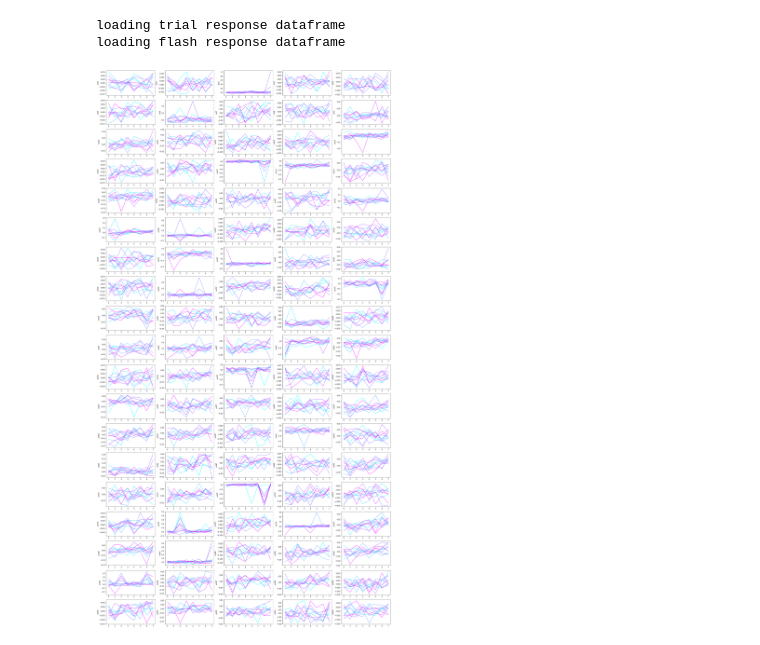
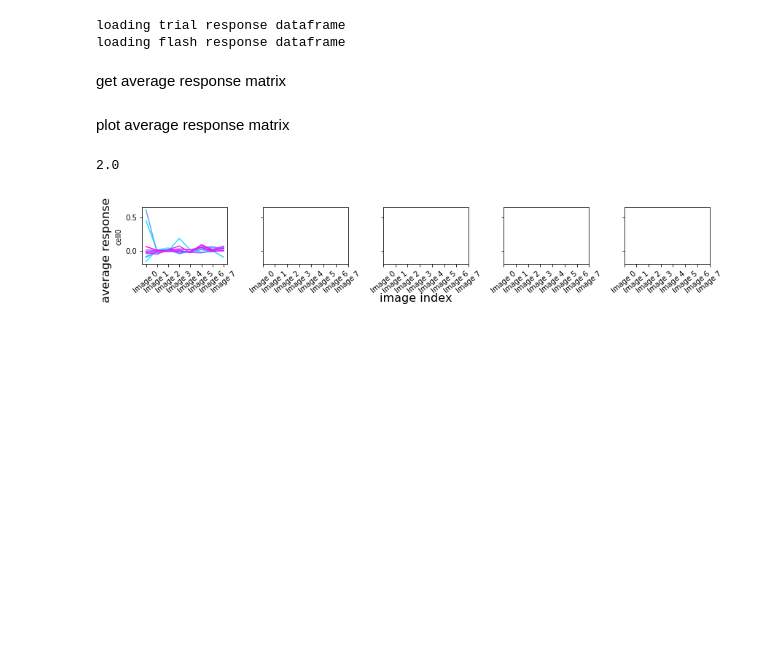
Before and after one commit to hanshuting/swdb_2018_tools, a Jupyter notebook: theory_project/tuning_curve_analysis.ipynb, the cells around one changed output. Saved outputs shown, nothing was run; the diff lists cells and outputs as text; code cells hidden in the pictures; blank space fills up the shorter version.

Commit message:
fixed wrong number of subplots due to integer division

```diff
--- a/theory_project/tuning_curve_analysis.ipynb
+++ b/theory_project/tuning_curve_analysis.ipynb
@@ -22,3 +26,10 @@ from __future__ import print_function
 drive_path = '/data/dynamic-brain-workshop/visual_behavior'
 manifest_file = 'visual_behavior_data_manifest.csv'
 manifest = pd.read_csv(os.path.join(drive_path,manifest_file))
+# %%
+# find experiment ids
+targeted_structure = 'VISal'
+# cre_line = 'Slc17a7-IRES2-Cre'
+cre_line = 'Vip-IRES-Cre'
+session_type = 'behavior_session_A'
+manifest[(manifest['targeted_structure']==targeted_structure) & (manifest['cre_line']==cre_line) & (manifest['session_type']==session_type)]
@@ -25,5 +43,5 @@ manifest = pd.read_csv(os.path.join(drive_path,manifest_file))
 # %%
-experiment_id = 670396087
+experiment_id = 700914412
 experiment_container_id = manifest[manifest.experiment_id==experiment_id].experiment_container_id.values[0]
 
 dataset= VisualBehaviorOphysDataset(experiment_id, cache_dir=drive_path)
@@ -55,9 +72,11 @@ ophys_ts = dataset.get_timestamps_ophys()
 # dff traces
 _, dff = dataset.get_dff_traces()
 num_cell = dff.shape[0]
+# %% [markdown]
+get average response matrix
 # %%
 # select long trials
-repeat_start = 1 # start from which repeat in the trial (start with 1)
+repeat_start = 0 # start from which repeat in the trial (start with 0)
 len_cutoff = 10 # length of trials
 
 # stimlus duration in frames
@@ -86,31 +105,46 @@ for im in range(num_im): # loop over image templates
             for neuron in range(num_cell):
 #                 repeat_resp[neuron, im, repeat_ind, :] = dff[neuron, np.concatenate((baseline_frames, stim_frames))]
                 avg_resp[neuron, im, repeat_ind] = dff[neuron, stim_frames].mean() - dff[neuron, baseline_frames].mean()
+# %% [markdown]
+plot average response matrix
+# %%
+np.ceil(float(num_cell)/float(num_cell_per_row))
+# %% [output]
+2.0
 # %%
-# set plot color
+# plot_cell_tuning_curve(avg_resp)
+
+# set colors
 color_idx = np.linspace(0, 1, len_cutoff)
 
 # loop over cells
 num_cell_per_row = 5
-num_row = int(np.ceil(num_cell/num_cell_per_row))
+cmap = cm.cool
+num_row = int(np.ceil(float(num_cell)/float(num_cell_per_row)))
 
 # create plot
-fig, axes = plt.subplots(num_row, num_cell_per_row)
-fig.set_size_inches(32, 64)
+fig, axes = plt.subplots(num_row, num_cell_per_row, sharey=True, figsize=(12, num_row*2))
+if num_row==1:
+    axes = np.reshape(axes, (num_cell_per_row,-1))
 
 for row in range(num_row):
 
     cell_start = row*num_cell_per_row
     cell_end = np.max([row*num_cell_per_row+1, num_cell])
     for cell, ax in zip(np.arange(cell_start, cell_end), axes[row,:]): # loop over cells
 
         for i, c in zip(range(len_cutoff),color_idx): # loop over repeats
-            ax.plot(avg_resp[cell,:,i], color=plt.cm.cool(c))
+            ax.plot(avg_resp[cell,:,i], color=cmap(c))
             ax.set_ylabel('cell' + str(cell))
-#             ax.set_ylim([-1, 1])
-#             ax.legend(range(len_cutoff), loc='upper right')
-#         ax.title('cell ' + str(cell_start) + ' to ' + str(cell_end))
 
+fig.text(0.5, 0, 'image index', ha='center', fontsize=16)
+fig.text(0, 0.5, 'average response', va='center', fontsize=16, rotation='vertical')
+plt.setp(axes, xticks=range(8), xticklabels=['Image 0', 'Image 1', 'Image 2', 'Image 3', 'Image 4', 'Image 5', 'Image 6', 'Image 7'])
+for ax in axes.ravel():
+    plt.setp(ax.get_xticklabels(), rotation=40)
+plt.tight_layout()
 plt.show()
+
+fig.savefig('fig/tuning_curve_flash_' + targeted_structure + '_' + cre_line + '_' + str(experiment_id) + '.pdf')
 # %% [output]
-[figure, old version]
+[figure, new version]
```
Also changed, not shown: parts of 13 cells of this notebook.
